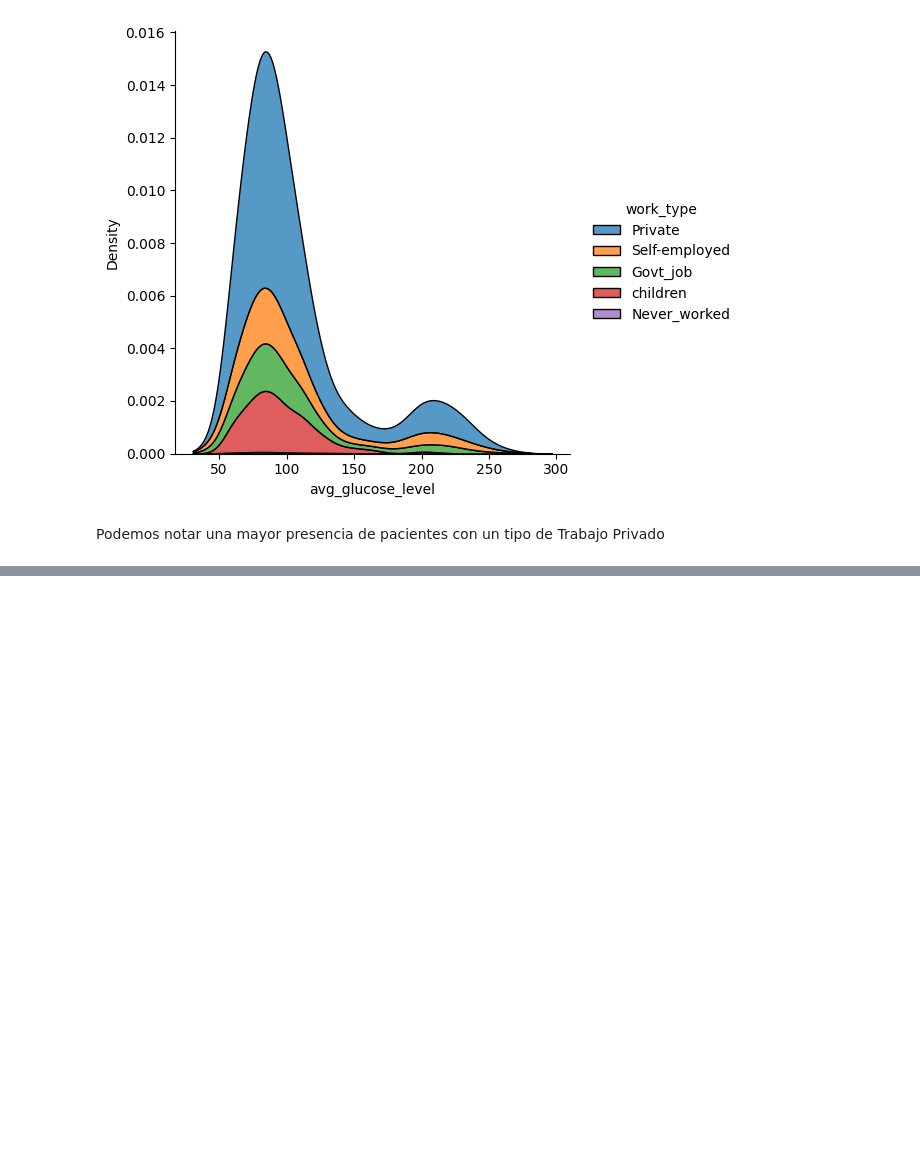
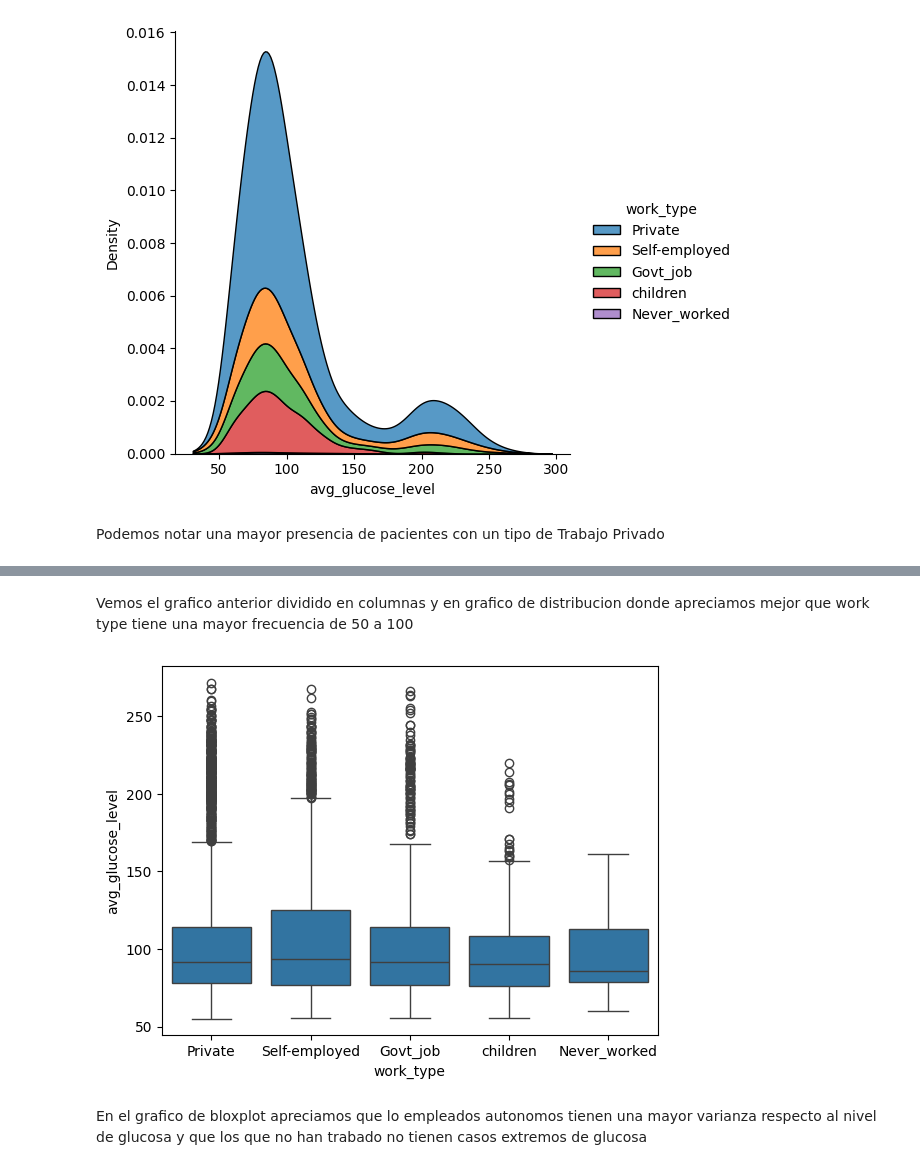
Before and after one commit to CarlosLeguiz/StrokePrediction, a Jupyter notebook: StrokePrediction.ipynb, the cells around one changed output, grey strips where cells are left out. Drawn from its saved outputs; the diff is of its cells as text; code cells hidden in the pictures; blank space fills up the shorter version.

```diff
--- a/StrokePrediction.ipynb
+++ b/StrokePrediction.ipynb
@@ -363,0 +369,8 @@ Podemos notar una mayor presencia de pacientes con un tipo de Trabajo Privado
+# %% [markdown]
+Vemos el grafico anterior dividido en columnas y en grafico de distribucion donde apreciamos mejor que work type tiene una mayor frecuencia de 50 a 100
+# %%
+ax = sns.boxplot(x="work_type", y="avg_glucose_level", data=df)
+# %% [output]
+[figure, added]
+# %% [markdown]
+En el grafico de bloxplot apreciamos que lo empleados autonomos tienen una mayor varianza respecto al nivel de glucosa y que los que no han trabado no tienen casos extremos de glucosa
```
Also changed, not shown: parts of 1 cell of this notebook.
